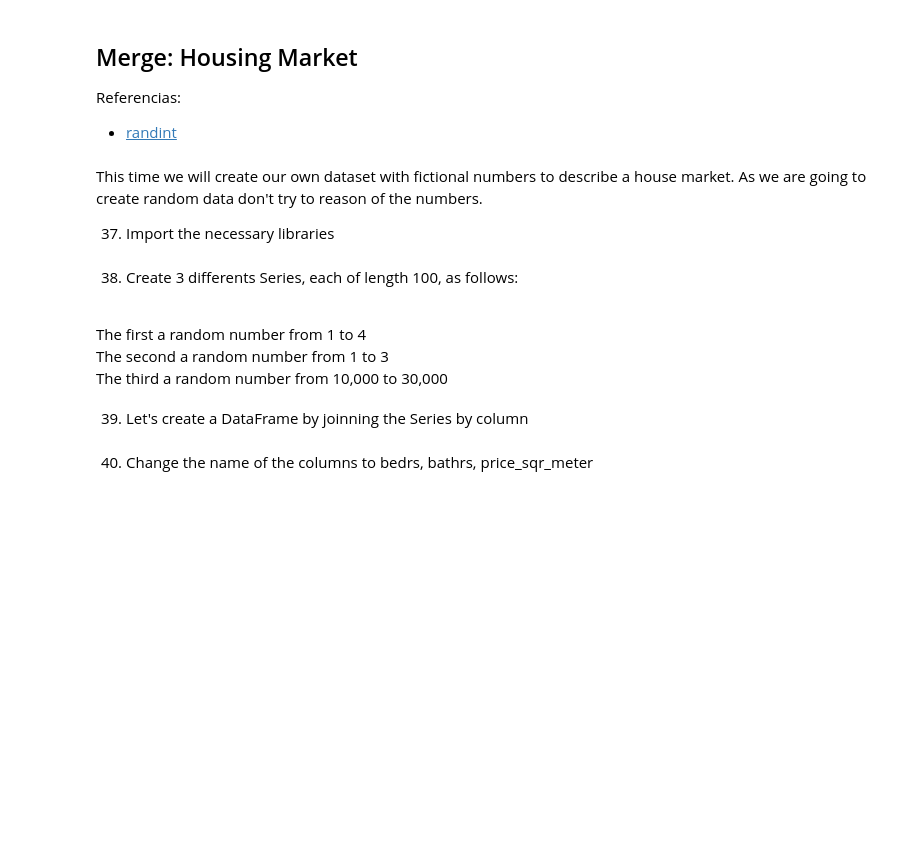
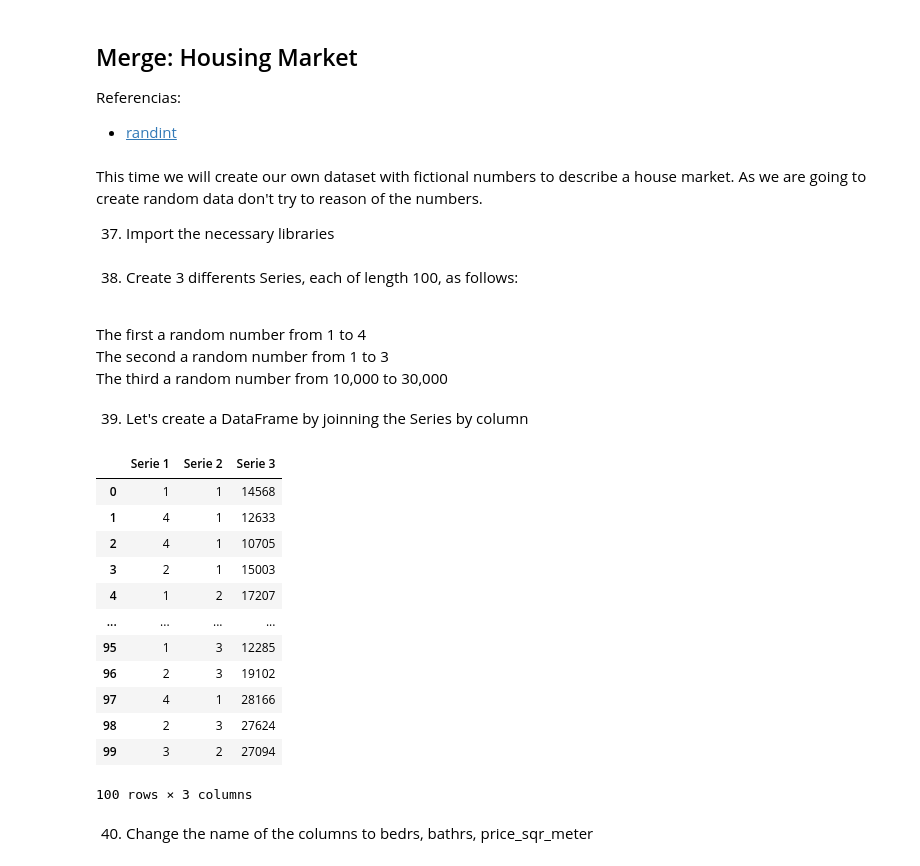
Before and after one commit to Luis-Eduardo-P-Ch/Programacion-para-el-Analisis-de-datos, a Jupyter notebook: Practica4.ipynb, the cells around one changed output. Drawn from its saved outputs; the diff is of its cells as text; code cells hidden in the pictures; blank space fills up the shorter version.

```diff
--- a/Practica4.ipynb
+++ b/Practica4.ipynb
@@ -674,7 +676,40 @@ This time we will create our own dataset with fictional numbers to describe a ho
     The second a random number from 1 to 3
     <br>
     The third a random number from 10,000 to 30,000
+# %%
+# Crear la primera serie aleatoria del 1 a 4
+serie1= np.random.randint(low=1, high=5, size=100)
+
+#crear la segunda serie aleatoria del 1 al 3
+serie2=np.random.randint(low=1, high=4, size=100)
+
+#Crear la tercera serie aleatoria de 10,000 a 30,000
+serie3= np.random.randint(low=10000, high=30001, size=100)
 # %% [markdown]
 39. Let's create a DataFrame by joinning the Series by column
+# %%
+import pandas as pd
+
+#Creamos un diccionario con las tres series
+datos={'Serie 1': serie1, 'Serie 2':serie2, 'Serie 3': serie3}
+
+#Creamos el dataframe a partir del diccionario
+df=pd.DataFrame(datos)
+
+df
+# %% [output]
+|  | Serie 1 | Serie 2 | Serie 3 |
+| 0 | 1 | 1 | 14568 |
+| 1 | 4 | 1 | 12633 |
+| 2 | 4 | 1 | 10705 |
+| 3 | 2 | 1 | 15003 |
+| 4 | 1 | 2 | 17207 |
+| ... | ... | ... | ... |
+| 95 | 1 | 3 | 12285 |
+| 96 | 2 | 3 | 19102 |
+| 97 | 4 | 1 | 28166 |
+| 98 | 2 | 3 | 27624 |
+| 99 | 3 | 2 | 27094 |
+100 rows × 3 columns
 # %% [markdown]
 40. Change the name of the columns to bedrs, bathrs, price_sqr_meter
```
Also changed, not shown: parts of 7 cells of this notebook.
